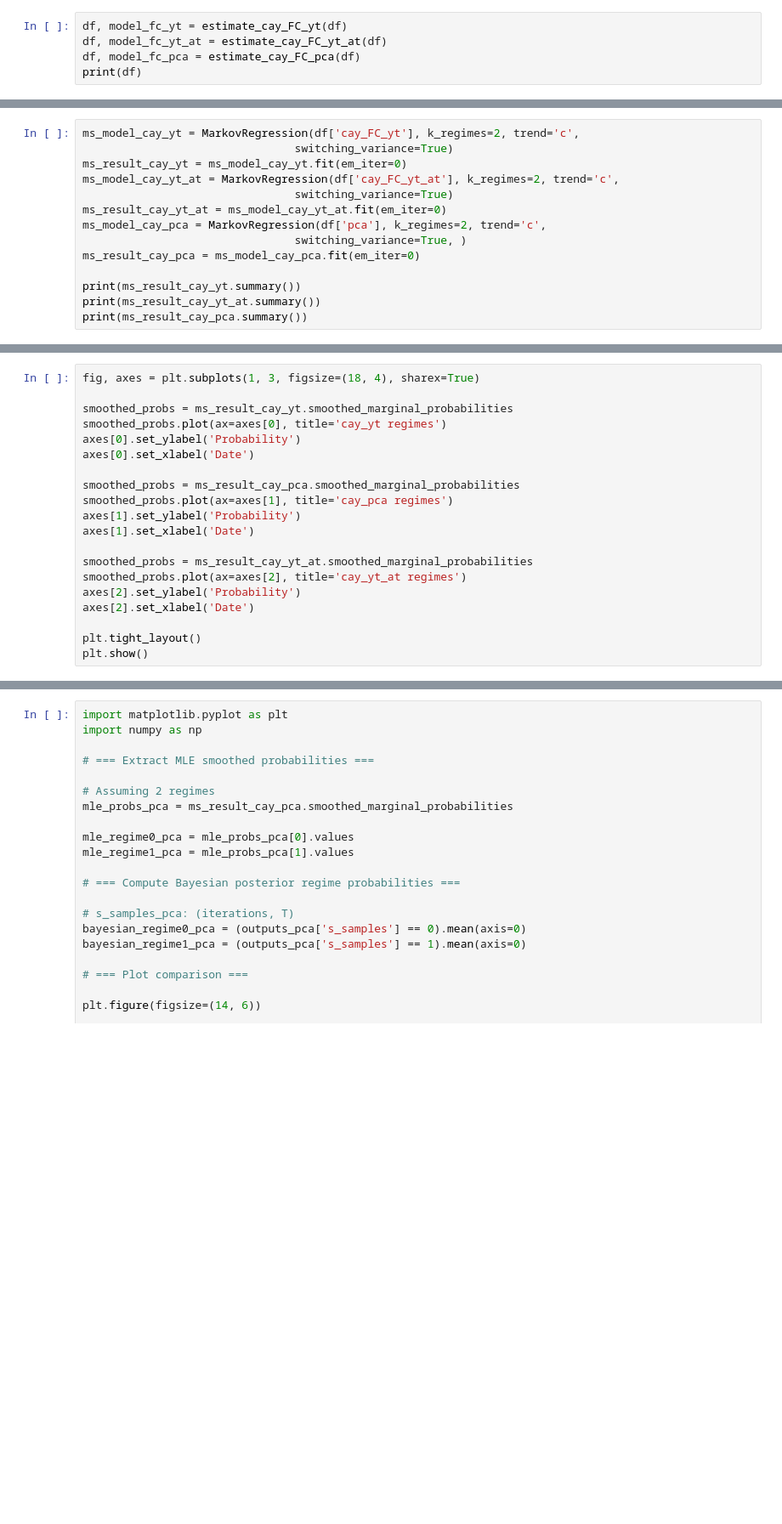
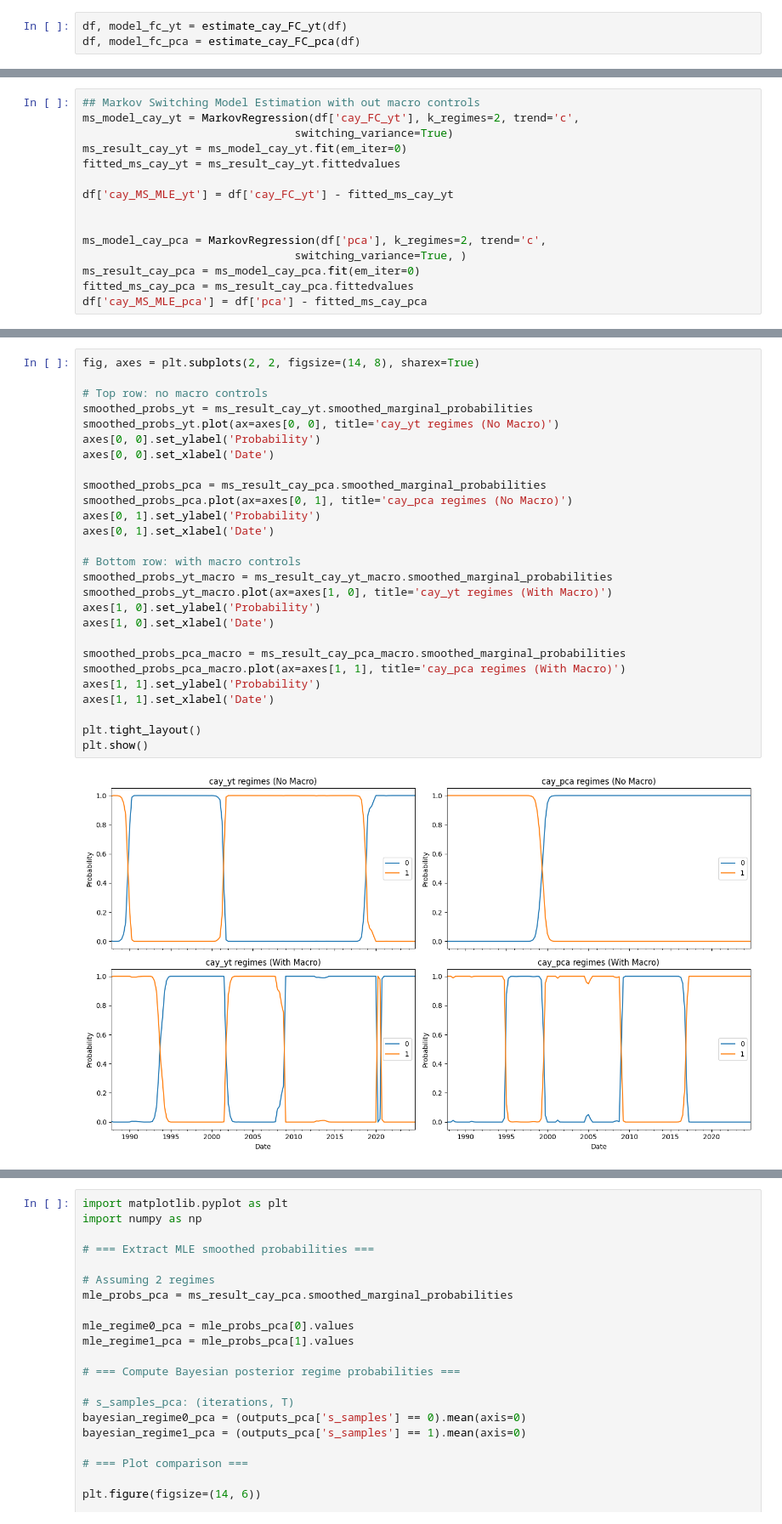
Before and after one commit to Stef-creator/cay-regime-switching, a Jupyter notebook: notebook_2.ipynb, the cells around one changed output, grey strips where cells are left out. Shown at 85% size. Drawn from its saved outputs; the diff is of its cells as text; blank space fills up the shorter version.

```diff
--- a/notebook_2.ipynb
+++ b/notebook_2.ipynb
@@ -35,5 +267,3 @@ print(df.head())
 # %%
 df, model_fc_yt = estimate_cay_FC_yt(df)
-df, model_fc_yt_at = estimate_cay_FC_yt_at(df)
 df, model_fc_pca = estimate_cay_FC_pca(df)
-print(df)
@@ -40,14 +401,15 @@ print(df)
 # %%
+## Markov Switching Model Estimation with out macro controls
 ms_model_cay_yt = MarkovRegression(df['cay_FC_yt'], k_regimes=2, trend='c',
                                 switching_variance=True)
 ms_result_cay_yt = ms_model_cay_yt.fit(em_iter=0)
-ms_model_cay_yt_at = MarkovRegression(df['cay_FC_yt_at'], k_regimes=2, trend='c',
-                                switching_variance=True)
-ms_result_cay_yt_at = ms_model_cay_yt_at.fit(em_iter=0)
+fitted_ms_cay_yt = ms_result_cay_yt.fittedvalues
+
+df['cay_MS_MLE_yt'] = df['cay_FC_yt'] - fitted_ms_cay_yt
+
+
 ms_model_cay_pca = MarkovRegression(df['pca'], k_regimes=2, trend='c',
                                 switching_variance=True, )
 ms_result_cay_pca = ms_model_cay_pca.fit(em_iter=0)
-
-print(ms_result_cay_yt.summary())
-print(ms_result_cay_yt_at.summary())
-print(ms_result_cay_pca.summary())
+fitted_ms_cay_pca = ms_result_cay_pca.fittedvalues
+df['cay_MS_MLE_pca'] = df['pca'] - fitted_ms_cay_pca
@@ -70,20 +431,29 @@ print(ms_result_cay_pca.summary())
 # %%
-fig, axes = plt.subplots(1, 3, figsize=(18, 4), sharex=True)
+fig, axes = plt.subplots(2, 2, figsize=(14, 8), sharex=True)
 
-smoothed_probs = ms_result_cay_yt.smoothed_marginal_probabilities
-smoothed_probs.plot(ax=axes[0], title='cay_yt regimes')
-axes[0].set_ylabel('Probability')
-axes[0].set_xlabel('Date')
+# Top row: no macro controls
+smoothed_probs_yt = ms_result_cay_yt.smoothed_marginal_probabilities
+smoothed_probs_yt.plot(ax=axes[0, 0], title='cay_yt regimes (No Macro)')
+axes[0, 0].set_ylabel('Probability')
+axes[0, 0].set_xlabel('Date')
 
-smoothed_probs = ms_result_cay_pca.smoothed_marginal_probabilities
-smoothed_probs.plot(ax=axes[1], title='cay_pca regimes')
-axes[1].set_ylabel('Probability')
-axes[1].set_xlabel('Date')
+smoothed_probs_pca = ms_result_cay_pca.smoothed_marginal_probabilities
+smoothed_probs_pca.plot(ax=axes[0, 1], title='cay_pca regimes (No Macro)')
+axes[0, 1].set_ylabel('Probability')
+axes[0, 1].set_xlabel('Date')
 
-smoothed_probs = ms_result_cay_yt_at.smoothed_marginal_probabilities
-smoothed_probs.plot(ax=axes[2], title='cay_yt_at regimes')
-axes[2].set_ylabel('Probability')
-axes[2].set_xlabel('Date')
+# Bottom row: with macro controls
+smoothed_probs_yt_macro = ms_result_cay_yt_macro.smoothed_marginal_probabilities
+smoothed_probs_yt_macro.plot(ax=axes[1, 0], title='cay_yt regimes (With Macro)')
+axes[1, 0].set_ylabel('Probability')
+axes[1, 0].set_xlabel('Date')
+
+smoothed_probs_pca_macro = ms_result_cay_pca_macro.smoothed_marginal_probabilities
+smoothed_probs_pca_macro.plot(ax=axes[1, 1], title='cay_pca regimes (With Macro)')
+axes[1, 1].set_ylabel('Probability')
+axes[1, 1].set_xlabel('Date')
 
 plt.tight_layout()
 plt.show()
+# %% [output]
+[figure, added]
```
Also changed, not shown: parts of 62 cells of this notebook, 4 other files.
